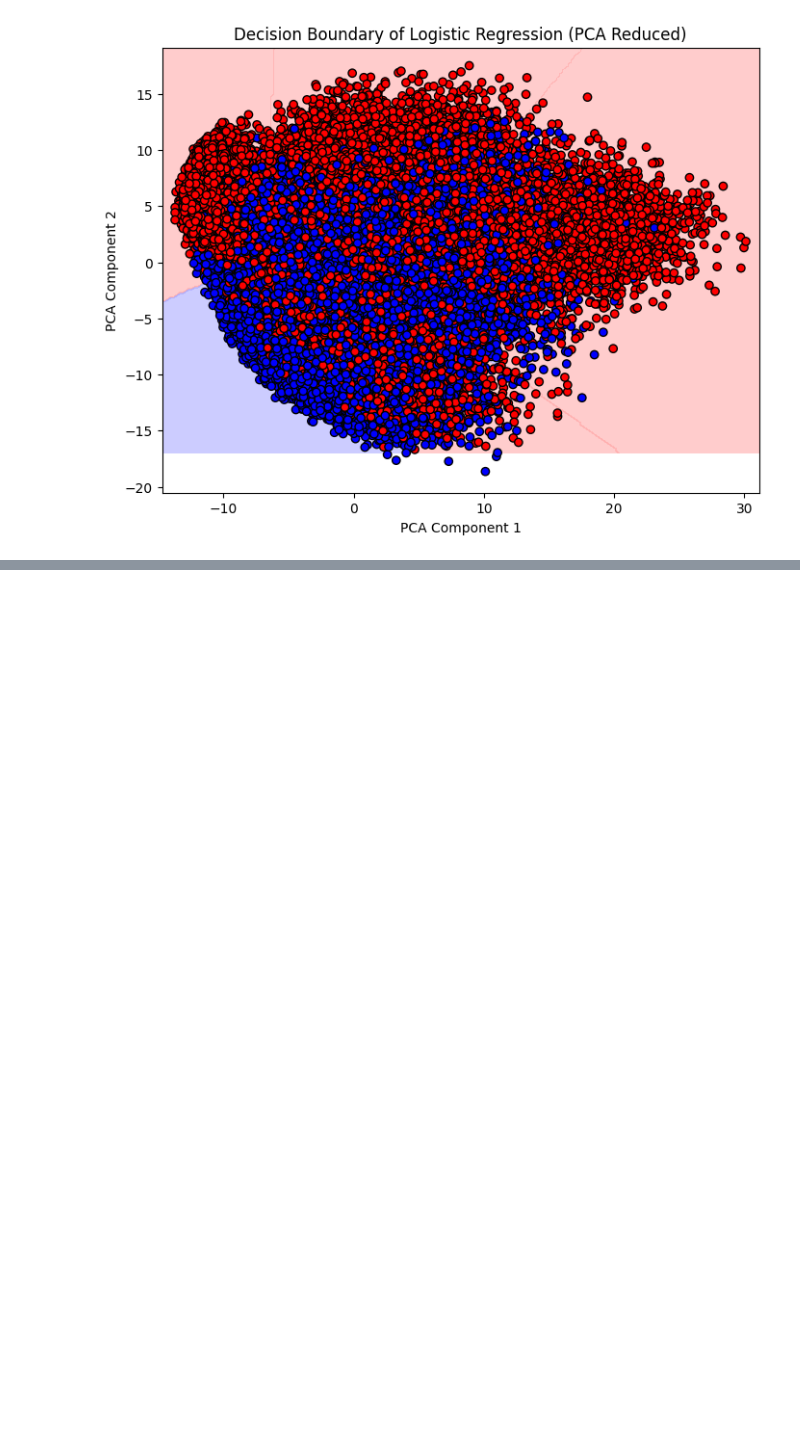
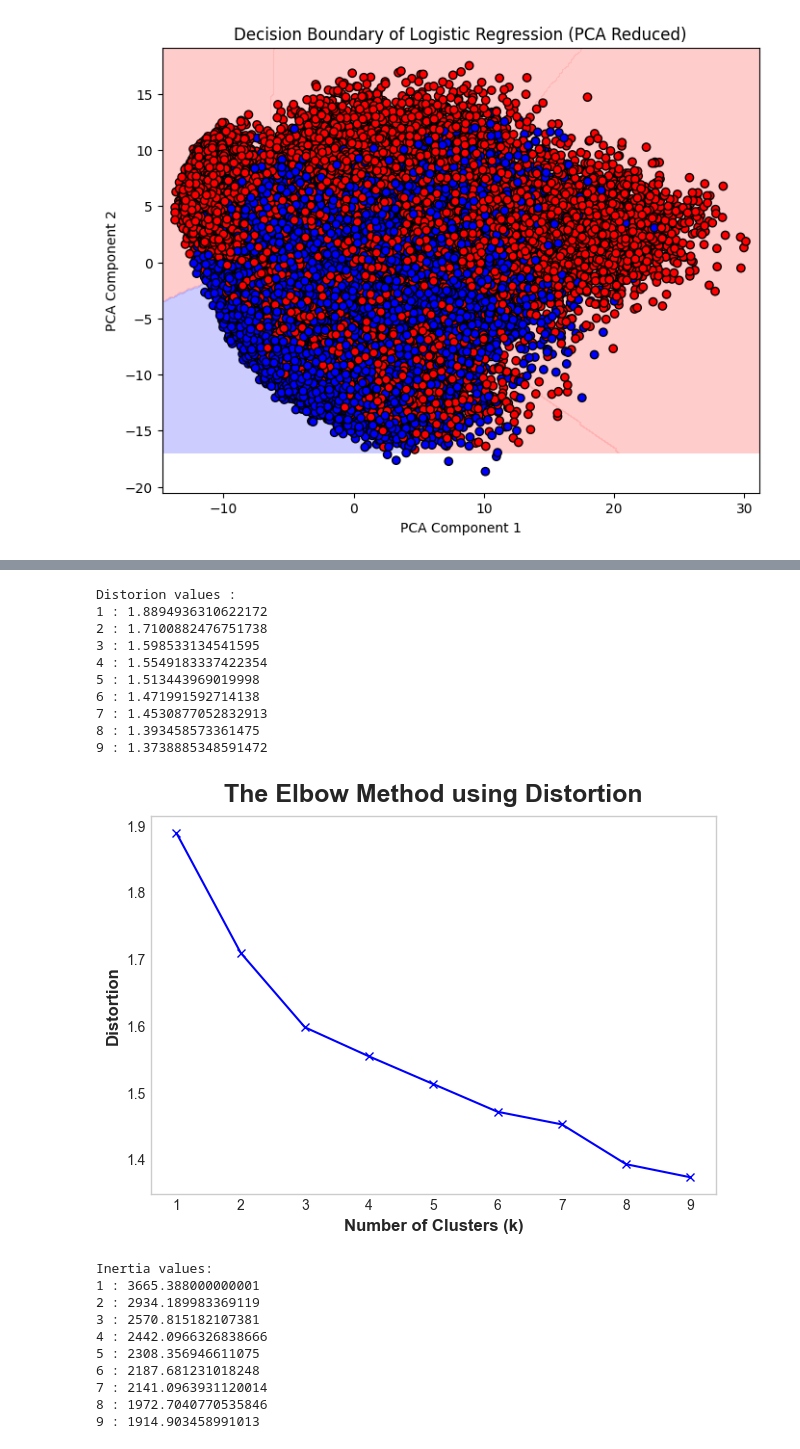
Before and after one commit to Lanaanvar/Parallel_Computing, a Jupyter notebook: ML-Lab.ipynb, the cells around one changed output, grey strips where cells are left out. Saved outputs shown, nothing was run; the diff lists cells and outputs as text; code cells hidden in the pictures; blank space fills up the shorter version.

```diff
--- a/ML-Lab.ipynb
+++ b/ML-Lab.ipynb
@@ -234,0 +233,70 @@ plt.show()
+# %%
+from sklearn import metrics
+from scipy.spatial.distance import cdist
+import numpy as np
+
+distortions = []
+inertias = []
+mapping1 = {}
+mapping2 = {}
+K = range(1, 10)
+
+for k in K :
+    pipeline = Pipeline([
+        ('preprocess', preprocessor),
+        ('kmeans', KMeans(n_clusters=k, random_state=42))
+    ])
+
+    pipeline.fit(X)
+    X_transformed = pipeline.named_steps['preprocess'].transform(X)
+
+    distortions.append(sum(np.min(cdist(X_transformed, pipeline.named_steps['kmeans'].cluster_centers_, 'euclidean'), axis=1)) / X_transformed.shape[0])
+
+    inertias.append(pipeline.named_steps['kmeans'].inertia_)
+
+    mapping1[k] = distortions[-1]
+    mapping2[k] = inertias[-1]
+
+print("Distorion values : ")
+for key, val in mapping1.items():
+    print(f'{key} : {val}')
+
+plt.plot(K, distortions, 'bx-')
+plt.xlabel('Number of Clusters (k)')
+plt.ylabel('Distortion')
+plt.title('The Elbow Method using Distortion')
+plt.grid()
+plt.show()
+
+print("Inertia values:")
+for key, val in mapping2.items():
+    print(f'{key} : {val}')
+# Plotting the graph of k versus Inertia
+plt.plot(K, inertias, 'bx-')
+plt.xlabel('Number of Clusters (k)')
+plt.ylabel('Inertia')
+plt.title('The Elbow Method using Inertia')
+plt.grid()
+plt.show()
+# %% [output]
+Distorion values :
+1 : 1.8894936310622172
+2 : 1.7100882476751738
+3 : 1.598533134541595
+4 : 1.5549183337422354
+5 : 1.513443969019998
+6 : 1.471991592714138
+7 : 1.4530877052832913
+8 : 1.393458573361475
+9 : 1.3738885348591472
+[figure, added]
+Inertia values:
+1 : 3665.388000000001
+2 : 2934.189983369119
+3 : 2570.815182107381
+4 : 2442.0966326838666
+5 : 2308.356946611075
+6 : 2187.681231018248
+7 : 2141.0963931120014
+8 : 1972.7040770535846
+9 : 1914.903458991013
```
Also changed, not shown: parts of 7 cells of this notebook, 1 other file.
